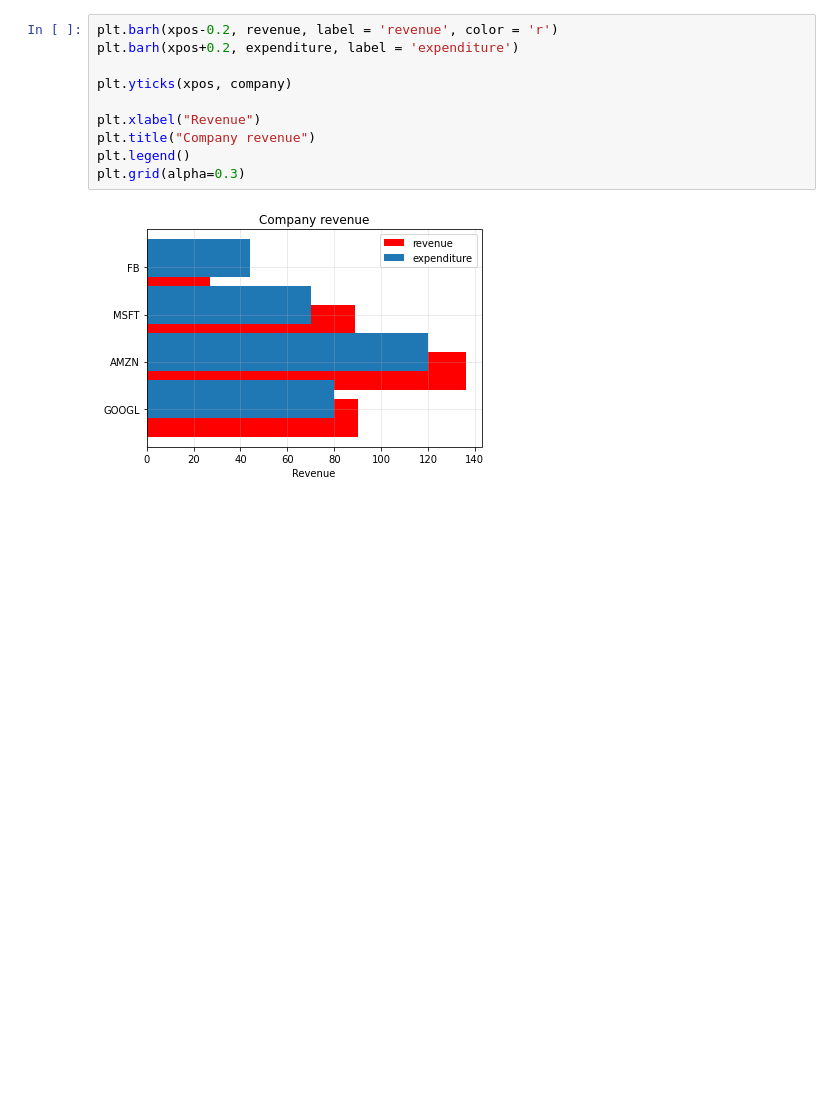
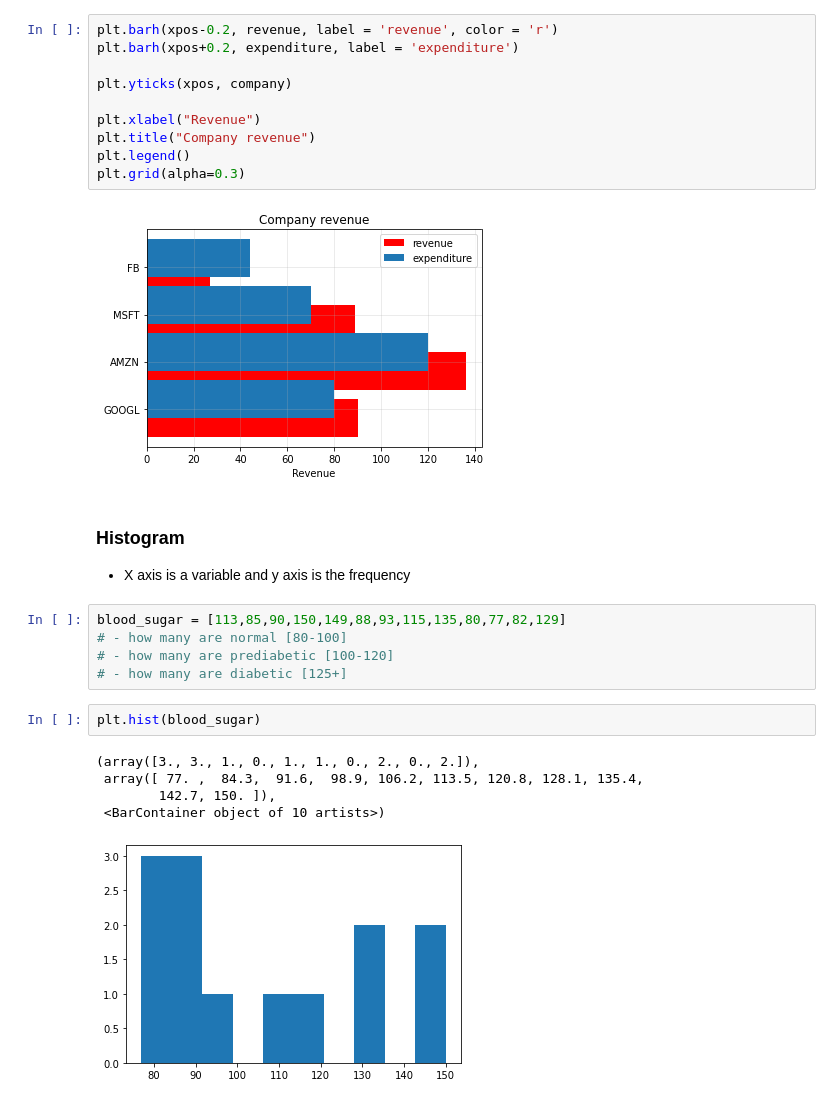
Before and after one commit to rakesh-karanth/My_DataScience, a Jupyter notebook: CheatSheet/Matplotlib.ipynb, the cells around one changed output. Drawn from its saved outputs; the diff is of its cells as text; blank space fills up the shorter version.

```diff
--- a/CheatSheet/Matplotlib.ipynb
+++ b/CheatSheet/Matplotlib.ipynb
@@ -178,3 +178,19 @@ plt.legend()
 plt.grid(alpha=0.3)
 # %% [output]
 [figure]
+# %% [markdown]
+### Histogram
+- X axis is a variable and y axis is the frequency
+# %%
+blood_sugar = [113,85,90,150,149,88,93,115,135,80,77,82,129]
+# - how many are normal [80-100]
+# - how many are prediabetic [100-120]
+# - how many are diabetic [125+]
+# %%
+plt.hist(blood_sugar)
+# %% [output]
+(array([3., 3., 1., 0., 1., 1., 0., 2., 0., 2.]),
+ array([ 77. ,  84.3,  91.6,  98.9, 106.2, 113.5, 120.8, 128.1, 135.4,
+        142.7, 150. ]),
+ <BarContainer object of 10 artists>)
+[figure, added]
```
Also changed, not shown: parts of 24 cells of this notebook.
